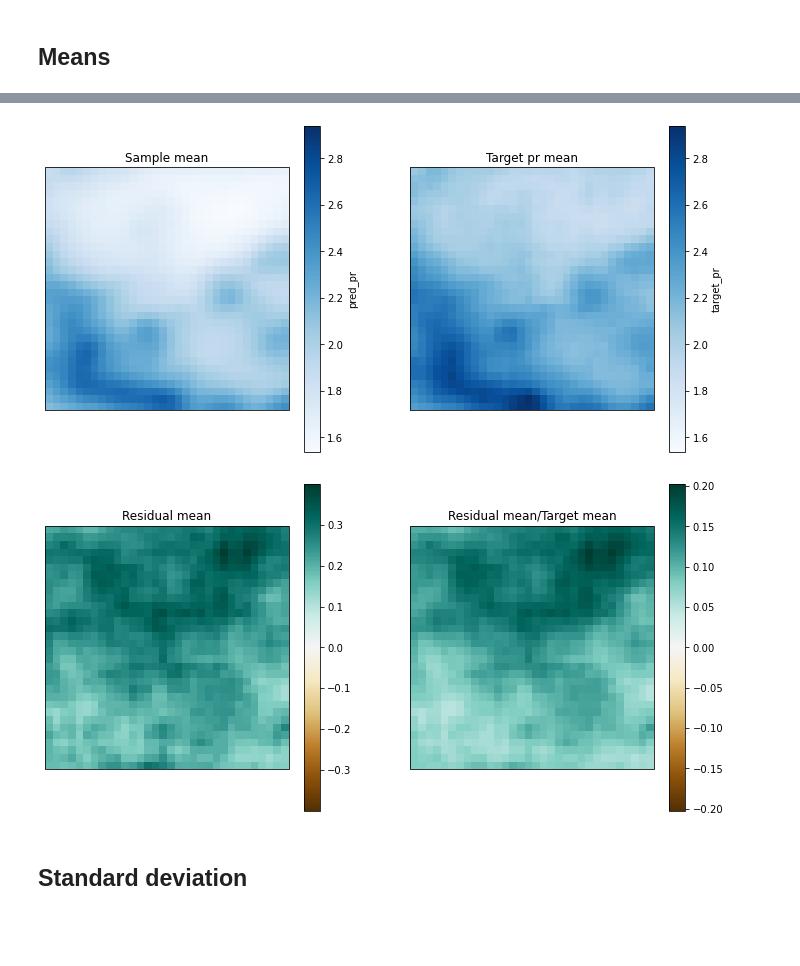
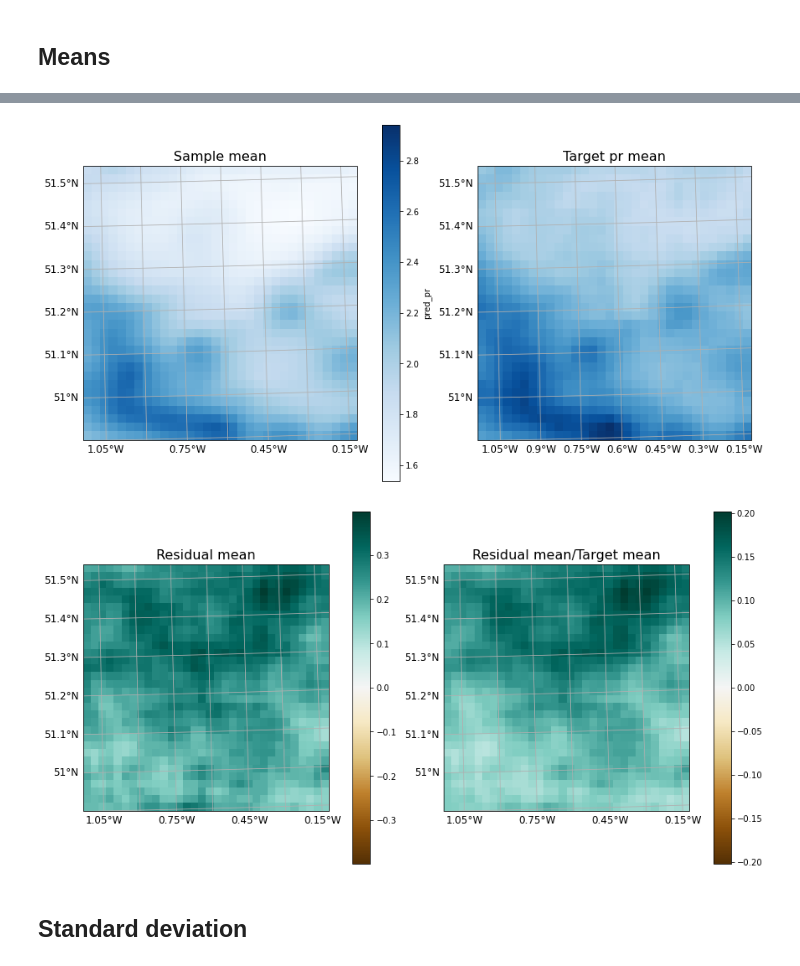
Before and after one commit to henryaddison/ml-downscaling-emulation, a Jupyter notebook: notebooks/exploration/Evaluation vorticity-clean-code.ipynb, the cells around one changed output, grey strips where cells are left out. Saved outputs shown, nothing was run; the diff lists cells and outputs as text; code cells hidden in the pictures; blank space fills up the shorter version.

```diff
--- a/notebooks/exploration/Evaluation vorticity-clean-code.ipynb
+++ b/notebooks/exploration/Evaluation vorticity-clean-code.ipynb
@@ -315,42 +306,46 @@ plt.show()
 # %%
-fig, axd = plt.subplot_mosaic([["Sample", "Target"]], figsize=(12, 6), subplot_kw=dict(projection=cp_model_rotated_pole))
+fig, axd = plt.subplot_mosaic([["Sample", "Target"]], figsize=(12, 6), subplot_kw=dict(projection=cp_model_rotated_pole), constrained_layout=True)
 
 sample_mean = merged_ds['pred_pr'].mean(dim=["sample_id", "time"])
 target_mean = merged_ds['target_pr'].mean(dim="time")
 residuals = merged_ds['target_pr'] - merged_ds['pred_pr']
 residual_mean = residuals.mean(dim=["sample_id", "time"])
 
 vmin = min([da.min().values for da in [sample_mean, target_mean]])
 vmax = max([da.max().values for da in [sample_mean, target_mean]])
 
 ax = axd["Sample"]
-sample_mean.plot(ax=ax, vmax=vmax, vmin=vmin, cmap="Blues")
-ax.set_title("Sample mean")
-ax.coastlines()
+# sample_mean.plot(ax=ax, vmax=vmax, vmin=vmin, cmap="Blues")
+# ax.set_title("Sample mean")
+# ax.coastlines()
+plot_pr(sample_mean, ax, title="Sample mean", norm=None, vmin=vmin, vmax=vmax, add_colorbar=True)
 
 ax = axd["Target"]
-target_mean.plot(ax=ax, vmax=vmax, vmin=vmin, cmap="Blues")
-ax.set_title("Target pr mean")
-ax.coastlines()
+# target_mean.plot(ax=ax, vmax=vmax, vmin=vmin, cmap="Blues")
+# ax.set_title("Target pr mean")
+# ax.coastlines()
+plot_pr(target_mean, ax, title="Target pr mean", norm=None, vmin=vmin, vmax=vmax, add_colorbar=False)
 
 plt.show()
 
-fig, axd = plt.subplot_mosaic([["Residual", "Ratio"]], figsize=(12, 6), subplot_kw=dict(projection=cp_model_rotated_pole))
+fig, axd = plt.subplot_mosaic([["Residual", "Ratio"]], figsize=(12, 6), subplot_kw=dict(projection=cp_model_rotated_pole), constrained_layout=True)
 
 ax = axd["Residual"]
-(residual_mean).plot(ax=ax, cmap='BrBG', center=0)
-ax.set_title("Residual mean")
-ax.coastlines()
+# (residual_mean).plot(ax=ax, cmap='BrBG', center=0)
+# ax.set_title("Residual mean")
+# ax.coastlines()
+plot_pr(residual_mean, ax, title="Residual mean", norm=None, cmap="BrBG", center=0, add_colorbar=True)
 
 ax = axd["Ratio"]
-(residual_mean/target_mean).plot(ax=ax, cmap='BrBG', center=0)
-ax.set_title("Residual mean/Target mean")
-ax.coastlines()
+# (residual_mean/target_mean).plot(ax=ax, cmap='BrBG', center=0)
+# ax.set_title("Residual mean/Target mean")
+# ax.coastlines()
+plot_pr((residual_mean/target_mean), ax, title="Residual mean/Target mean", norm=None, cmap="BrBG", center=0, add_colorbar=True)
 
 plt.show()
 # %% [output]
-[figure, old version]
+[figure, new version]
-[figure, old version]
+[figure, new version]
 # %% [markdown]
 ## Standard deviation
 # %%
```
Also changed, not shown: parts of 3 cells of this notebook.
